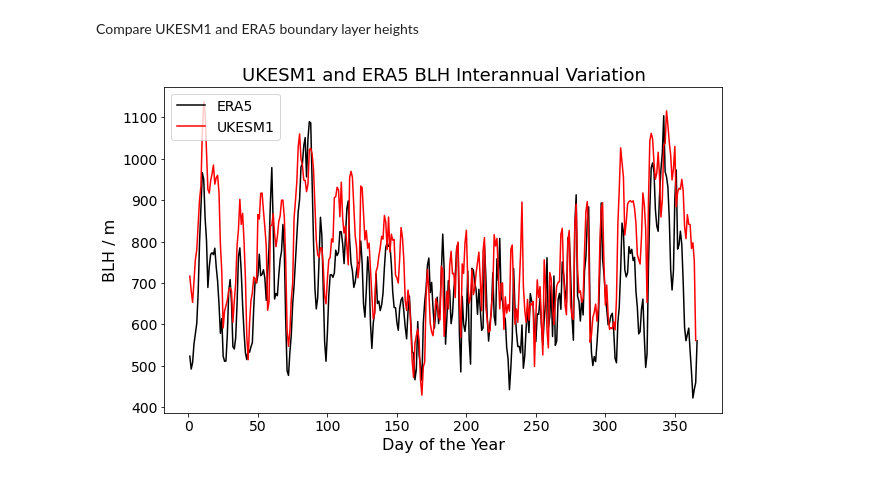
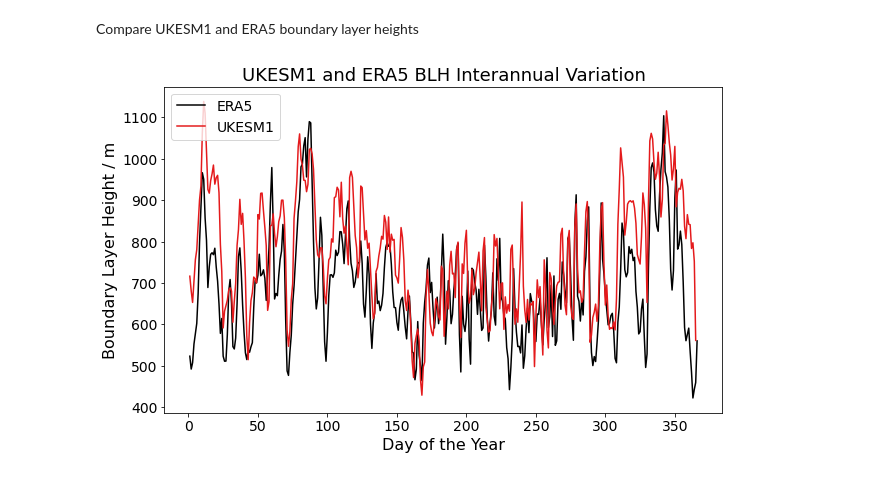
Before and after one commit to jamesperman/partiii_project, a Jupyter notebook: era5_plots.ipynb, the cells around one changed output. Saved outputs shown, nothing was run; the diff lists cells and outputs as text; code cells hidden in the pictures.

```diff
--- a/era5_plots.ipynb
+++ b/era5_plots.ipynb
@@ -543,33 +543,33 @@ daily_mod_blh = blh_merge_filtered.groupby('day_of_year').mean()
 # Convert the 'time' column to datetime format
 model_merge['time'] = pd.to_datetime(model_merge['time'])
 
 # Extract day of year from the datetime and create a new column
 model_merge['day_of_year'] = model_merge['time'].dt.dayofyear
 
 # Filter data for years greater than 2018
 model_merge_filtered = model_merge[model_merge['time'].dt.year > 2018]
 
 # Group by day of year and calculate the mean for each day
 daily_era5_blh = model_merge_filtered.groupby('day_of_year').mean()
 
 # Plotting both ERA5 BLH and model BLH on the same plot
 plt.figure(figsize=(10, 6))
 
 # Plot ERA5 BLH
 plt.plot(daily_era5_blh.index, daily_era5_blh['blh'], label='ERA5', color='k')
 
 # Plot model BLH
-plt.plot(daily_mod_blh.index, daily_mod_blh['blh'], label='UKESM1', color='r')
+plt.plot(daily_mod_blh.index, daily_mod_blh['blh'], label='UKESM1', color='#e41a1c')
 
 # Set labels and title
 plt.xlabel('Day of the Year', fontsize=16)
-plt.ylabel('BLH / m', fontsize=16)
+plt.ylabel('Boundary Layer Height / m', fontsize=16)
 plt.title('UKESM1 and ERA5 BLH Interannual Variation', fontsize=18)
 plt.legend(loc='upper left', fontsize=14)
 plt.tick_params(axis='both', which='major', labelsize=14)
 plt.savefig('/home/ajp255/nethome/Data/TrendPlots/BLH_comparison.png', dpi=600)
 
 # Show plot
 plt.show()
 # %% [output]
-[figure, old version]
+[figure, new version]
```
Also changed, not shown: parts of 5 cells of this notebook, 3 other files.
